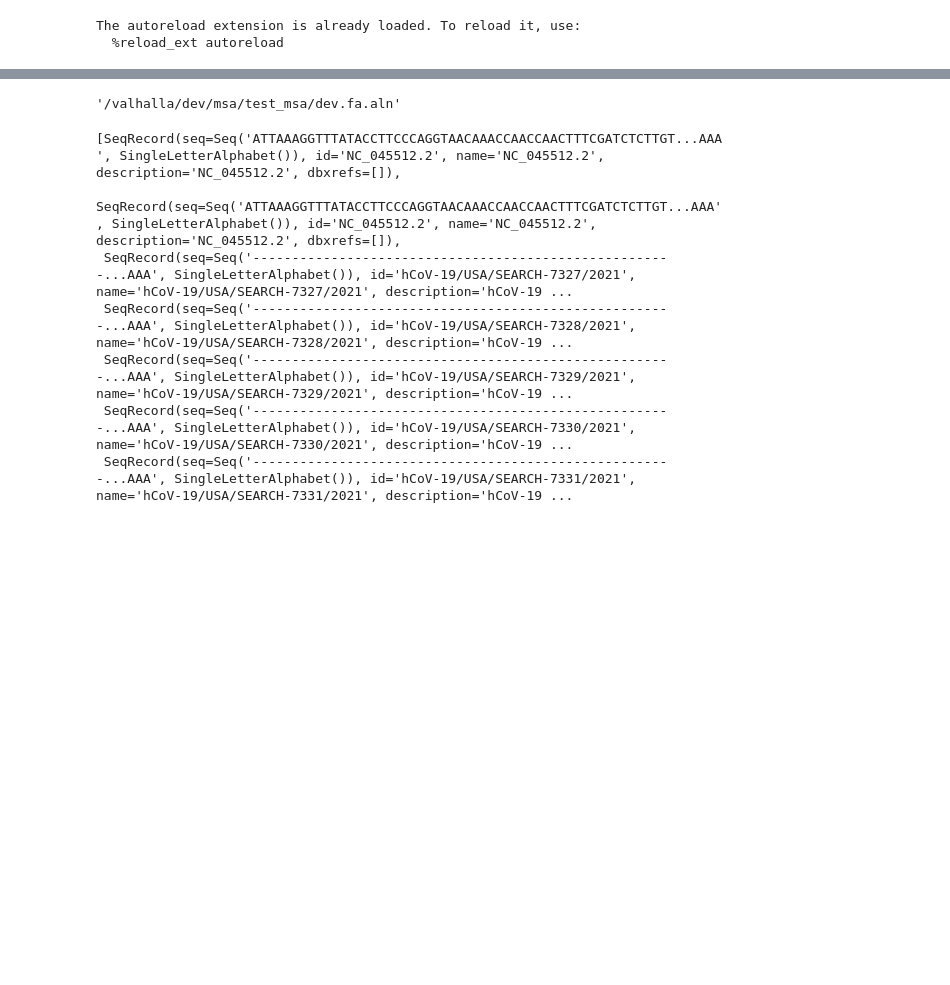
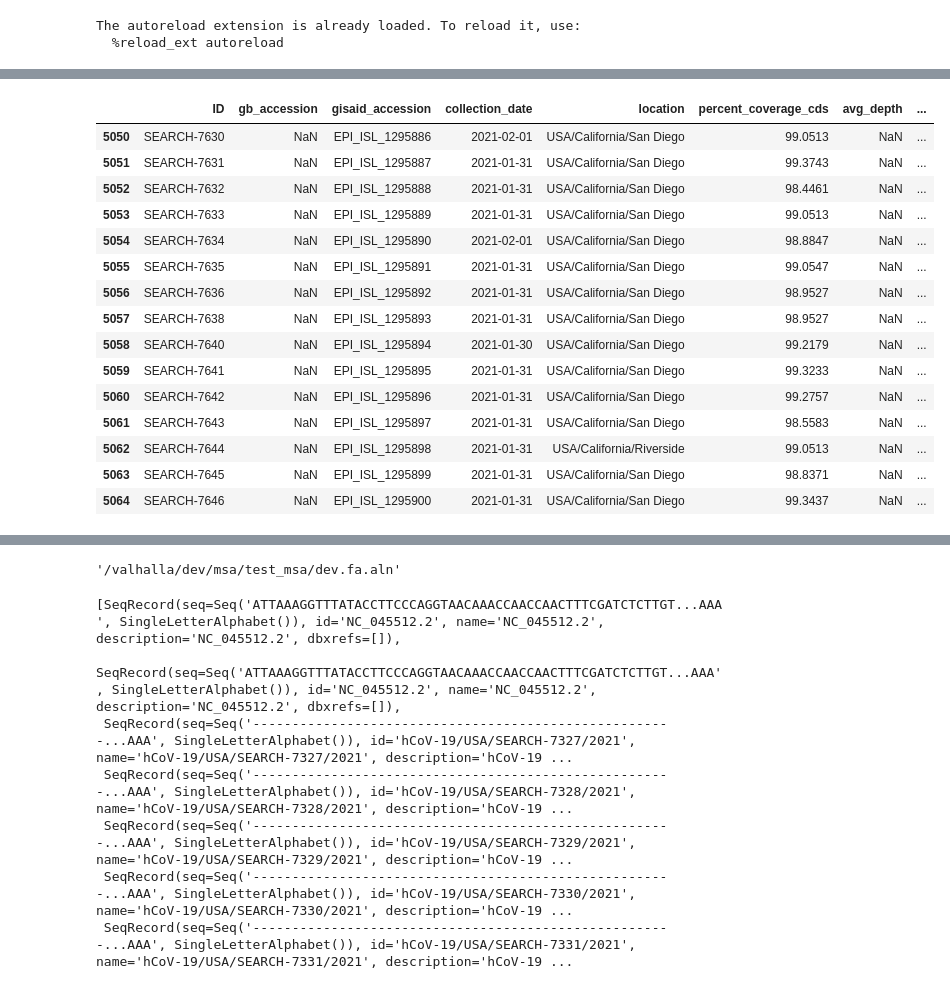
Before and after one commit to andersen-lab/bjorn, a Jupyter notebook: notebooks/release_tests.ipynb, the cells around one changed output, grey strips where cells are left out. Cells and saved outputs as stored; diff of their text form; code cells hidden in the pictures; blank space fills up the shorter version.

```diff
--- a/notebooks/release_tests.ipynb
+++ b/notebooks/release_tests.ipynb
@@ -19,0 +170,21 @@ The autoreload extension is already loaded. To reload it, use:
+# %%
+m_fp = '/home/al/code/HCoV-19-Genomics/metadata.csv'
+m = pd.read_csv(m_fp)
+m.tail(15)
+# %% [output]
+|  | ID | gb_accession | gisaid_accession | collection_date | location | percent_coverage_cds | avg_depth | ... |
+| 5050 | SEARCH-7630 | NaN | EPI_ISL_1295886 | 2021-02-01 | USA/California/San Diego | 99.0513 | NaN | ... |
+| 5051 | SEARCH-7631 | NaN | EPI_ISL_1295887 | 2021-01-31 | USA/California/San Diego | 99.3743 | NaN | ... |
+| 5052 | SEARCH-7632 | NaN | EPI_ISL_1295888 | 2021-01-31 | USA/California/San Diego | 98.4461 | NaN | ... |
+| 5053 | SEARCH-7633 | NaN | EPI_ISL_1295889 | 2021-01-31 | USA/California/San Diego | 99.0513 | NaN | ... |
+| 5054 | SEARCH-7634 | NaN | EPI_ISL_1295890 | 2021-02-01 | USA/California/San Diego | 98.8847 | NaN | ... |
+| 5055 | SEARCH-7635 | NaN | EPI_ISL_1295891 | 2021-01-31 | USA/California/San Diego | 99.0547 | NaN | ... |
+| 5056 | SEARCH-7636 | NaN | EPI_ISL_1295892 | 2021-01-31 | USA/California/San Diego | 98.9527 | NaN | ... |
+| 5057 | SEARCH-7638 | NaN | EPI_ISL_1295893 | 2021-01-31 | USA/California/San Diego | 98.9527 | NaN | ... |
+| 5058 | SEARCH-7640 | NaN | EPI_ISL_1295894 | 2021-01-30 | USA/California/San Diego | 99.2179 | NaN | ... |
+| 5059 | SEARCH-7641 | NaN | EPI_ISL_1295895 | 2021-01-31 | USA/California/San Diego | 99.3233 | NaN | ... |
+| 5060 | SEARCH-7642 | NaN | EPI_ISL_1295896 | 2021-01-31 | USA/California/San Diego | 99.2757 | NaN | ... |
+| 5061 | SEARCH-7643 | NaN | EPI_ISL_1295897 | 2021-01-31 | USA/California/San Diego | 98.5583 | NaN | ... |
+| 5062 | SEARCH-7644 | NaN | EPI_ISL_1295898 | 2021-01-31 | USA/California/Riverside | 99.0513 | NaN | ... |
+| 5063 | SEARCH-7645 | NaN | EPI_ISL_1295899 | 2021-01-31 | USA/California/San Diego | 98.8371 | NaN | ... |
+| 5064 | SEARCH-7646 | NaN | EPI_ISL_1295900 | 2021-01-31 | USA/California/San Diego | 99.3437 | NaN | ... |
```
Also changed, not shown: parts of 24 cells of this notebook, 3 other files.
